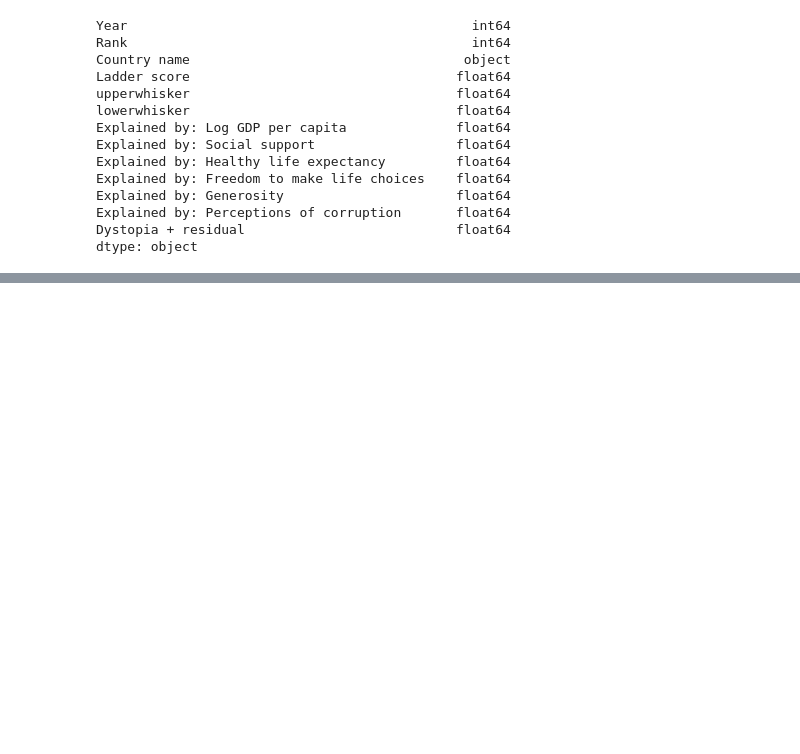
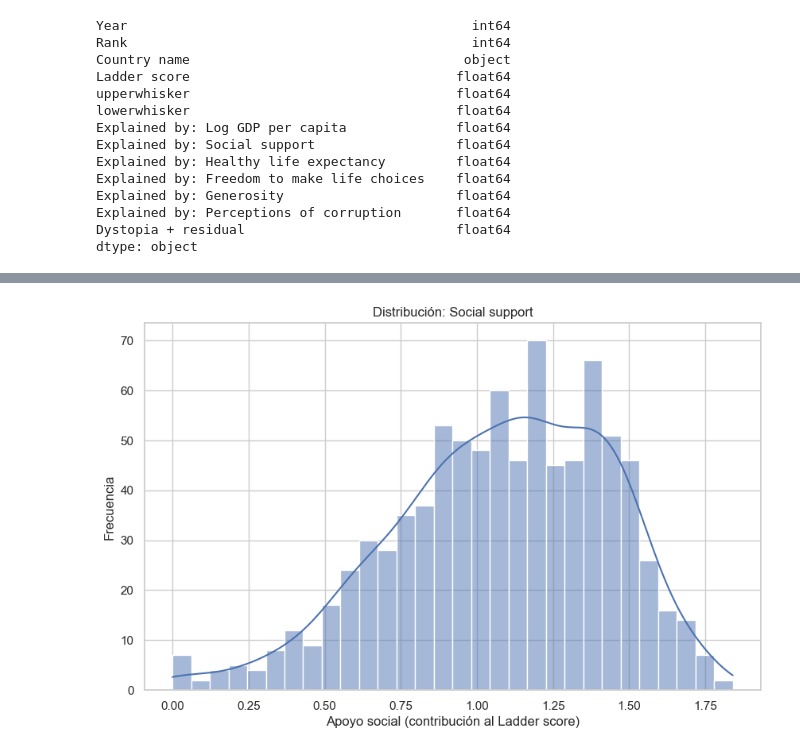
Before and after one commit to merkandez/WorldHappinessEDA, a Jupyter notebook: notebooks/happinness_analysis.ipynb, the cells around one changed output, grey strips where cells are left out. Saved outputs shown, nothing was run; the diff lists cells and outputs as text; code cells hidden in the pictures; blank space fills up the shorter version.

```diff
--- a/notebooks/happinness_analysis.ipynb
+++ b/notebooks/happinness_analysis.ipynb
@@ -373,0 +403,10 @@ dtype: object
+# %%
+# Histograma del factor Social support
+sns.histplot(data=df_limpio, x='Explained by: Social support', kde=True, bins=30)
+plt.title('Distribución: Social support')
+plt.xlabel('Apoyo social (contribución al Ladder score)')
+plt.ylabel('Frecuencia')
+plt.grid(True)
+plt.show()
+# %% [output]
+[figure, added]
```
Also changed, not shown: parts of 17 cells of this notebook.
